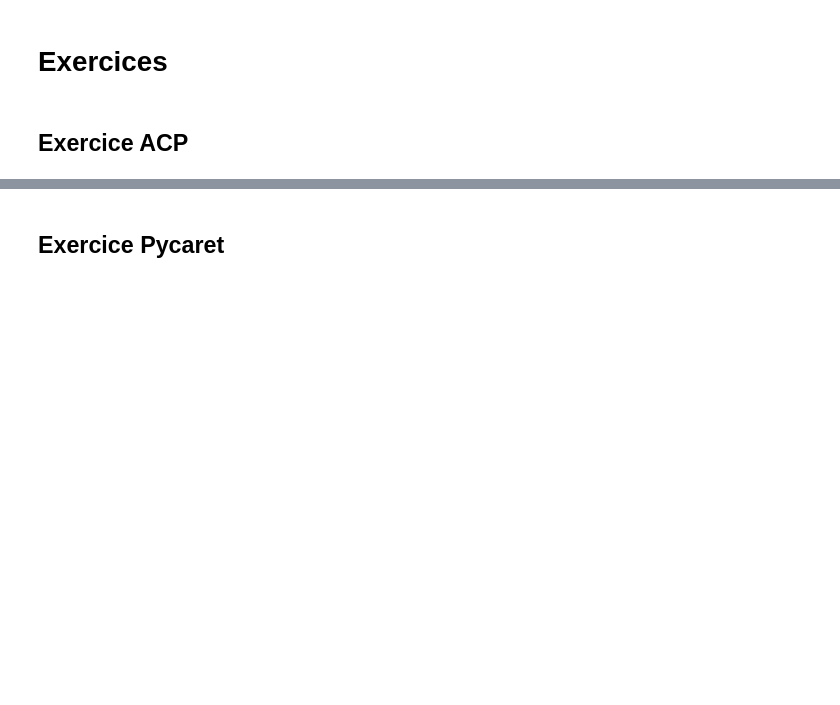
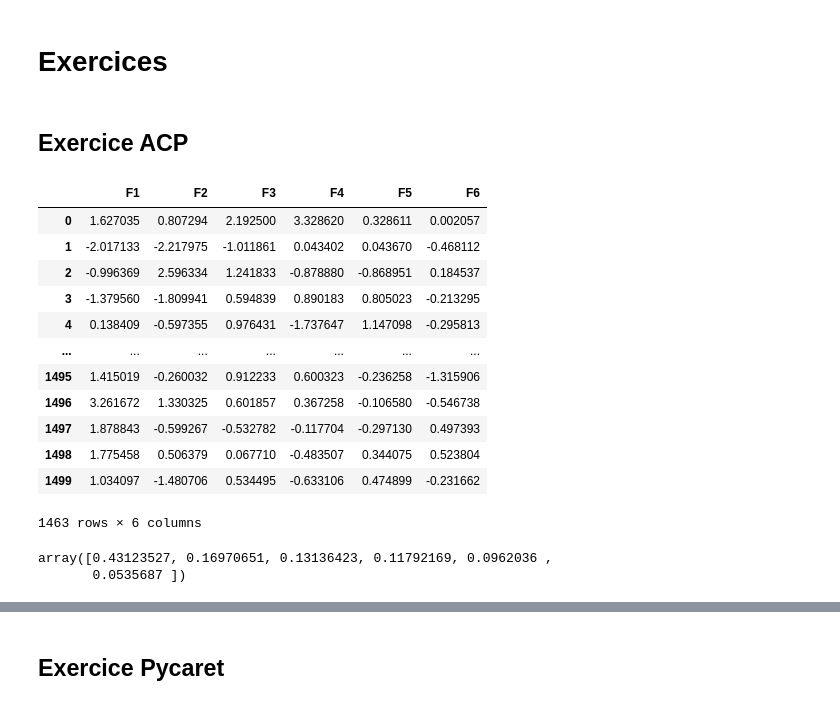
Before and after one commit to t7bo/SVM_Pycaret, a Jupyter notebook: exercices.ipynb, the cells around one changed output, grey strips where cells are left out. Cells and saved outputs as stored; diff of their text form; code cells hidden in the pictures; blank space fills up the shorter version.

```diff
--- a/exercices.ipynb
+++ b/exercices.ipynb
@@ -4,0 +7,35 @@
+# %%
+import pandas as pd
+import matplotlib.pyplot as plt
+import numpy as np
+from sklearn import decomposition, preprocessing
+
+data = pd.read_csv("billets.csv", sep=";")
+data = data.dropna()
+
+standard_scaler = preprocessing.StandardScaler()
+
+billets_data = standard_scaler.fit_transform(data[data.columns[1:]])
+pca = decomposition.PCA()
+billets_pca = pca.fit_transform(billets_data)
+billetspca = pd.DataFrame(billets_pca, index=data.index, columns=["F"+str(i+1) for i in range(6)])
+billetspca
+# %% [output]
+|  | F1 | F2 | F3 | F4 | F5 | F6 |
+| 0 | 1.627035 | 0.807294 | 2.192500 | 3.328620 | 0.328611 | 0.002057 |
+| 1 | -2.017133 | -2.217975 | -1.011861 | 0.043402 | 0.043670 | -0.468112 |
+| 2 | -0.996369 | 2.596334 | 1.241833 | -0.878880 | -0.868951 | 0.184537 |
+| 3 | -1.379560 | -1.809941 | 0.594839 | 0.890183 | 0.805023 | -0.213295 |
+| 4 | 0.138409 | -0.597355 | 0.976431 | -1.737647 | 1.147098 | -0.295813 |
+| ... | ... | ... | ... | ... | ... | ... |
+| 1495 | 1.415019 | -0.260032 | 0.912233 | 0.600323 | -0.236258 | -1.315906 |
+| 1496 | 3.261672 | 1.330325 | 0.601857 | 0.367258 | -0.106580 | -0.546738 |
+| 1497 | 1.878843 | -0.599267 | -0.532782 | -0.117704 | -0.297130 | 0.497393 |
+| 1498 | 1.775458 | 0.506379 | 0.067710 | -0.483507 | 0.344075 | 0.523804 |
+| 1499 | 1.034097 | -1.480706 | 0.534495 | -0.633106 | 0.474899 | -0.231662 |
+1463 rows × 6 columns
+# %%
+pca.explained_variance_ratio_
+# %% [output]
+array([0.43123527, 0.16970651, 0.13136423, 0.11792169, 0.0962036 ,
+       0.0535687 ])
```
Also changed, not shown: parts of 5 cells of this notebook.
